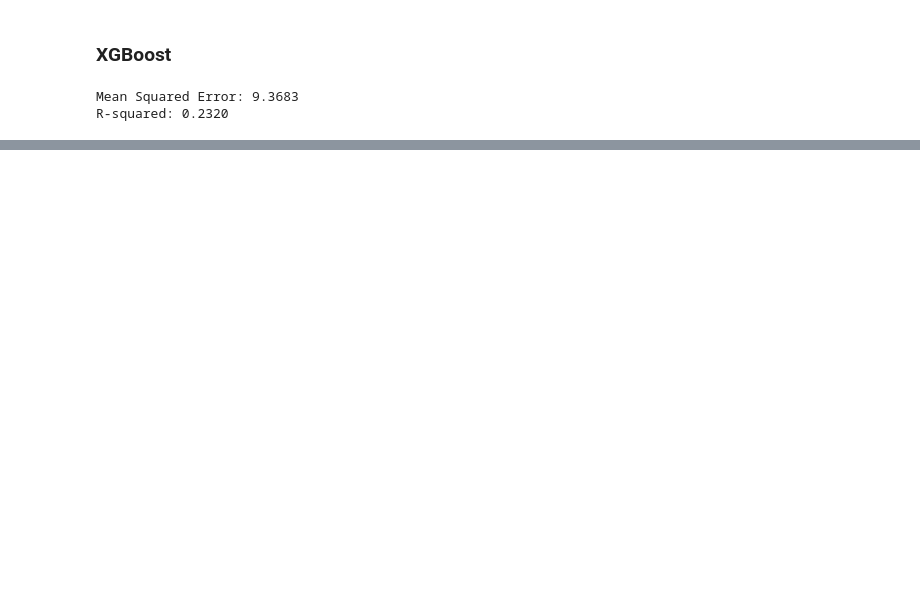
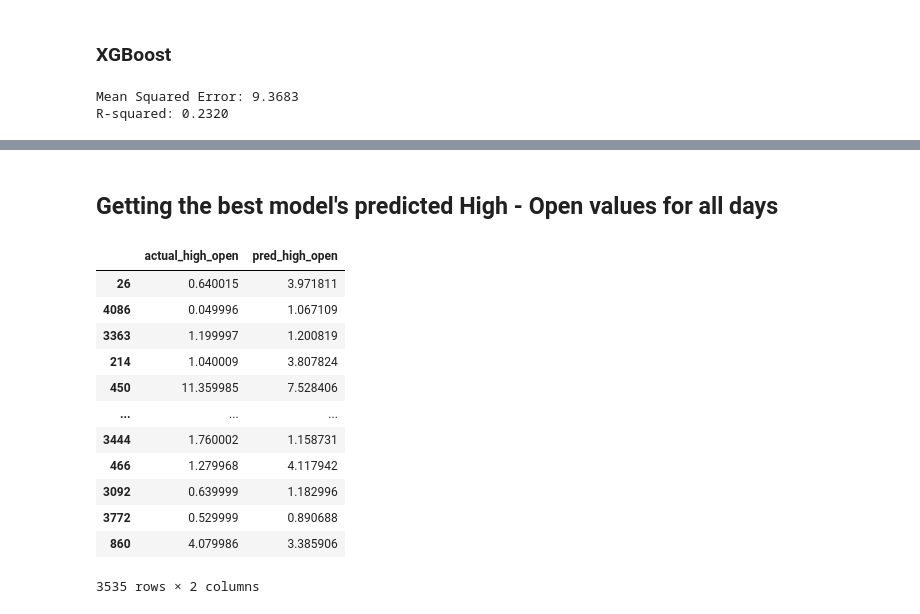
Before and after one commit to VibhuKrovvidi/USO_ETF_Day_Trading, a Jupyter notebook: notebooks/3_modelling.ipynb, the cells around one changed output, grey strips where cells are left out. Saved outputs shown, nothing was run; the diff lists cells and outputs as text; code cells hidden in the pictures; blank space fills up the shorter version.

```diff
--- a/notebooks/3_modelling.ipynb
+++ b/notebooks/3_modelling.ipynb
@@ -463,0 +464,2 @@ Mean Squared Error: 7.122144186522102
+# %% [markdown]
+## Getting the best model's predicted High - Open values for all days
@@ -463,0 +475,16 @@ Mean Squared Error: 7.122144186522102
+# %%
+y_train
+# %% [output]
+|  | actual_high_open | pred_high_open |
+| 26 | 0.640015 | 3.971811 |
+| 4086 | 0.049996 | 1.067109 |
+| 3363 | 1.199997 | 1.200819 |
+| 214 | 1.040009 | 3.807824 |
+| 450 | 11.359985 | 7.528406 |
+| ... | ... | ... |
+| 3444 | 1.760002 | 1.158731 |
+| 466 | 1.279968 | 4.117942 |
+| 3092 | 0.639999 | 1.182996 |
+| 3772 | 0.529999 | 0.890688 |
+| 860 | 4.079986 | 3.385906 |
+3535 rows × 2 columns
```
Also changed, not shown: parts of 10 cells of this notebook, 2 other files.
